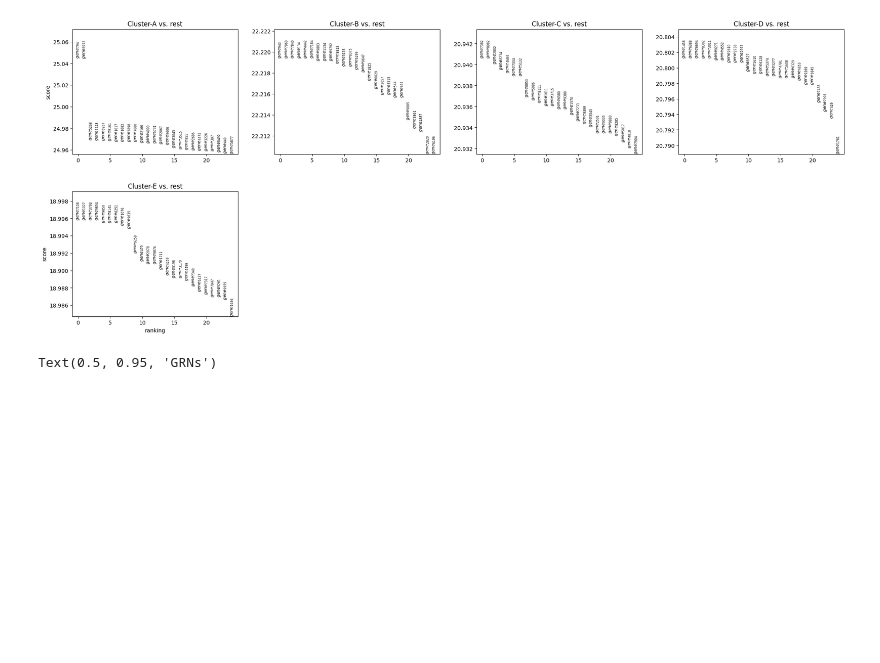
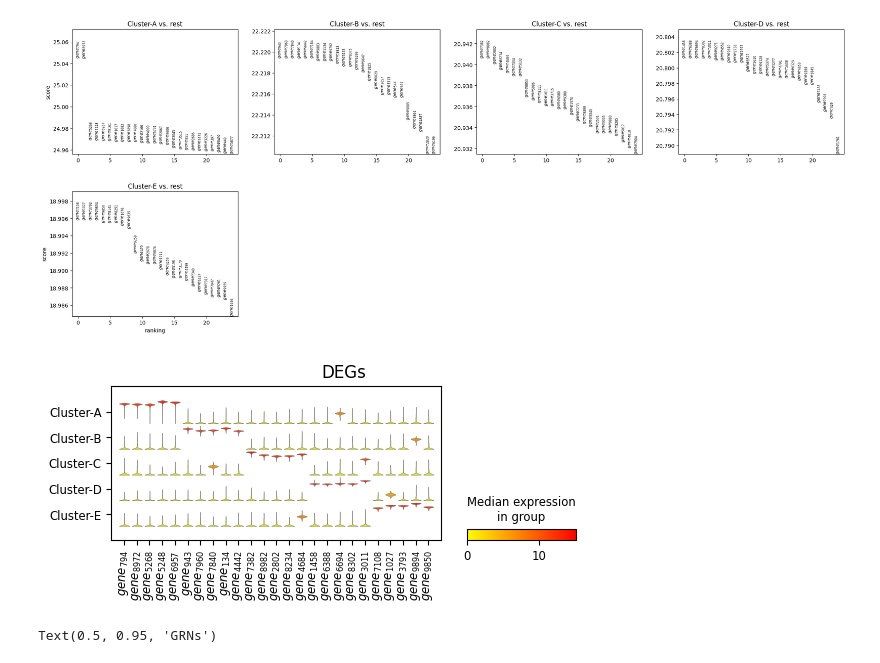
Before and after one commit to yo-aka-gene/grnet, a Jupyter notebook: docs/notebooks/toydata_viz.ipynb, the cells around one changed output. Drawn from its saved outputs; the diff is of its cells as text; code cells hidden in the pictures; blank space fills up the shorter version.

```diff
--- a/docs/notebooks/toydata_viz.ipynb
+++ b/docs/notebooks/toydata_viz.ipynb
@@ -88,6 +88,23 @@ sc.tl.rank_genes_groups(conf.data, "leiden", method='wilcoxon')
 sc.pl.rank_genes_groups(conf.data, n_genes=25, sharey=False)
 # %% [output]
 [figure]
+# %%
+n = 5
+
+fig, ax = plt.subplots(figsize=(6, 2))
+sc.pl.stacked_violin(
+    conf.data, top_degs(conf.data, n, min_logfc=1),
+    groupby="leiden", cmap="autumn_r",
+    ax=ax, show=False, figsize=(6, 2)
+)
+ax.set_title("DEGs")
+
+fig.savefig(
+    f"{conf.export}/sigup_violin.png",
+    **kwarg_savefig
+)
+# %% [output]
+[figure, added]
 # %%
 from grnet.clusters import CellClasses
 from grnet.models import PC, PretrainedModel
```
Also changed, not shown: parts of 5 cells of this notebook.
